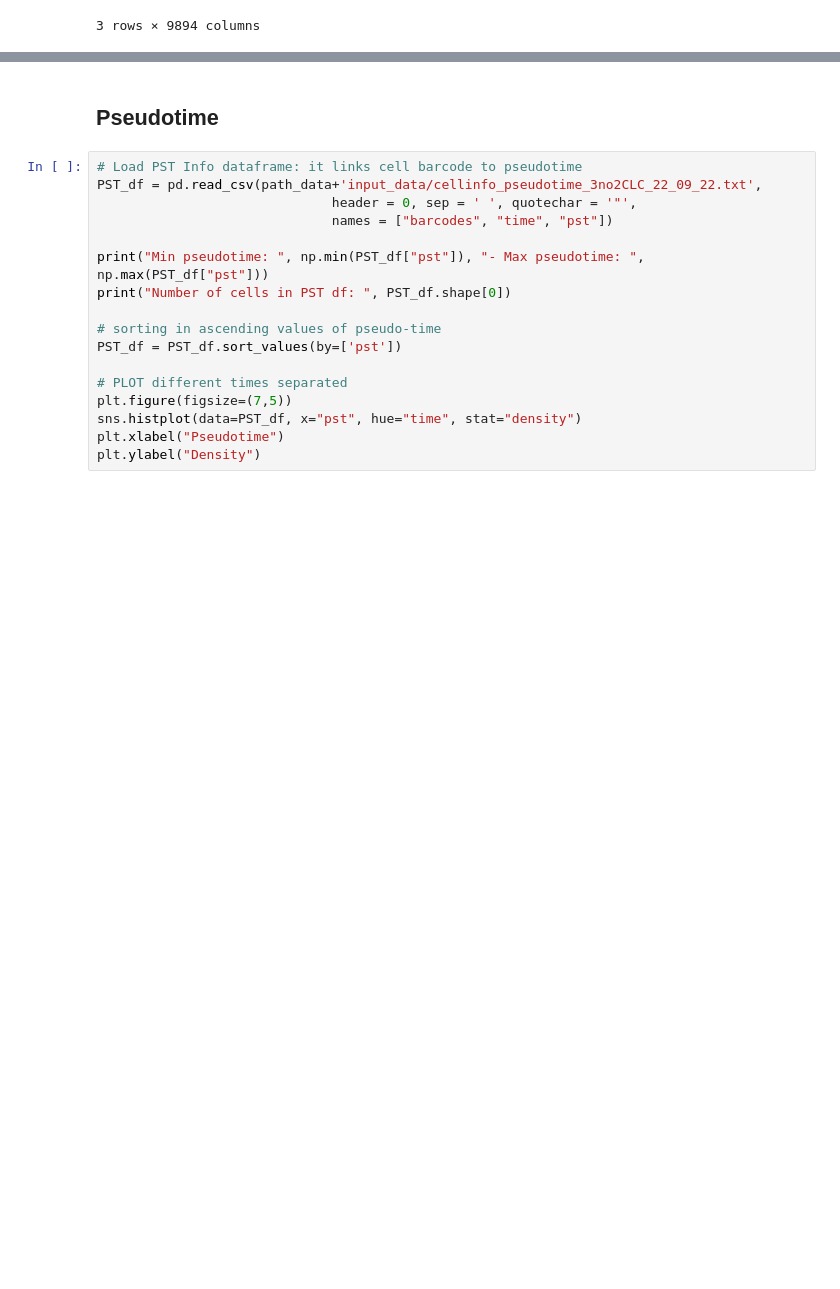
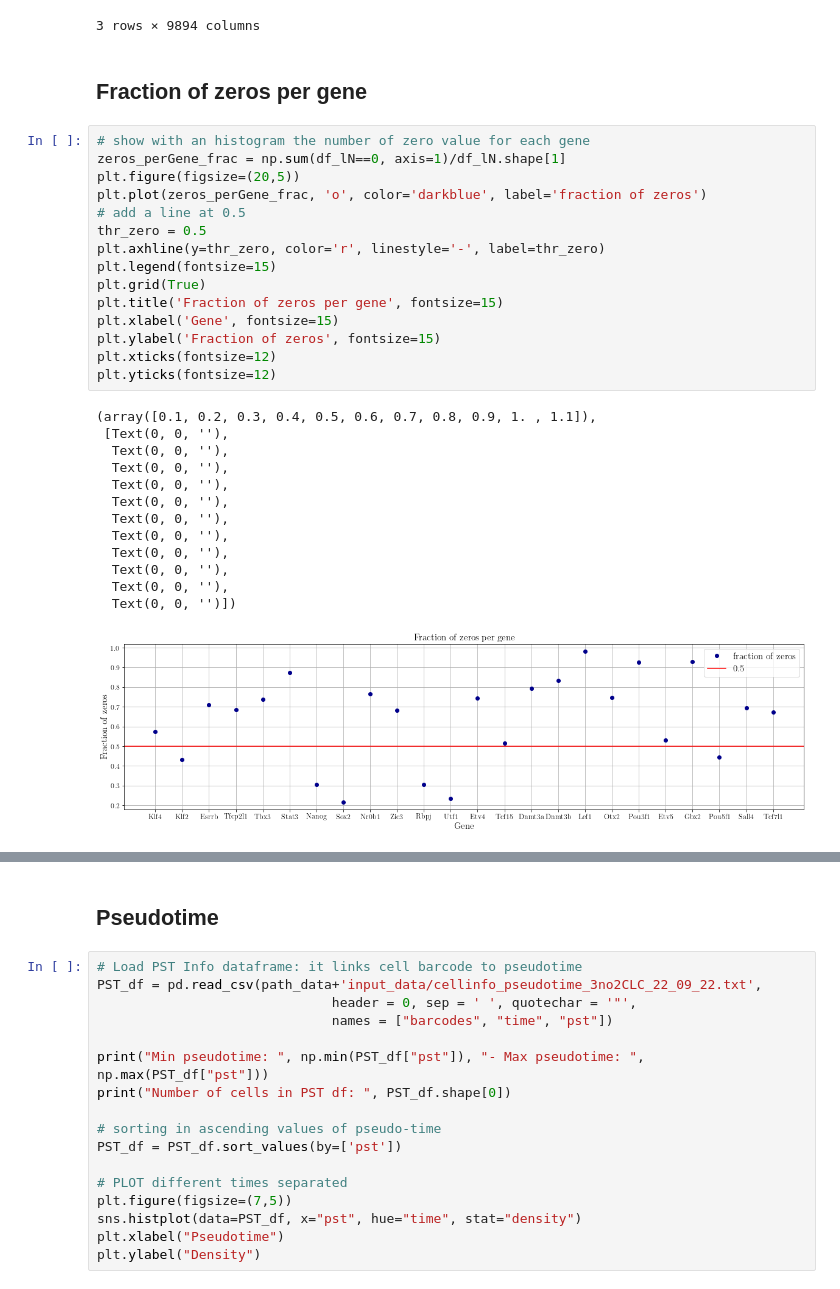
Before and after one commit to CleliaCorridori/GRN_Inference_CODE, a Jupyter notebook: Data_Processing.ipynb, the cells around one changed output, grey strips where cells are left out. Saved outputs shown, nothing was run; the diff lists cells and outputs as text; blank space fills up the shorter version.

```diff
--- a/Data_Processing.ipynb
+++ b/Data_Processing.ipynb
@@ -68,3 +96,34 @@ df_lN.head(3)
 | Klf2 | 1.624017 | 0.000000 | 1.436316 | 1.372344 | 0.000000 | ... |
 | Esrrb | 0.000000 | 1.427111 | 0.000000 | 1.372344 | 1.413292 | ... |
 3 rows × 9894 columns
+# %% [markdown]
+## Fraction of zeros per gene
+# %%
+# show with an histogram the number of zero value for each gene
+zeros_perGene_frac = np.sum(df_lN==0, axis=1)/df_lN.shape[1]
+plt.figure(figsize=(20,5))
+plt.plot(zeros_perGene_frac, 'o', color='darkblue', label='fraction of zeros')
+# add a line at 0.5
+thr_zero = 0.5
+plt.axhline(y=thr_zero, color='r', linestyle='-', label=thr_zero)
+plt.legend(fontsize=15)
+plt.grid(True)
+plt.title('Fraction of zeros per gene', fontsize=15)
+plt.xlabel('Gene', fontsize=15)
+plt.ylabel('Fraction of zeros', fontsize=15)
+plt.xticks(fontsize=12)
+plt.yticks(fontsize=12)
+# %% [output]
+(array([0.1, 0.2, 0.3, 0.4, 0.5, 0.6, 0.7, 0.8, 0.9, 1. , 1.1]),
+ [Text(0, 0, ''),
+  Text(0, 0, ''),
+  Text(0, 0, ''),
+  Text(0, 0, ''),
+  Text(0, 0, ''),
+  Text(0, 0, ''),
+  Text(0, 0, ''),
+  Text(0, 0, ''),
+  Text(0, 0, ''),
+  Text(0, 0, ''),
+  Text(0, 0, '')])
+[figure, added]
```
Also changed, not shown: parts of 9 cells of this notebook, 3 other files.
